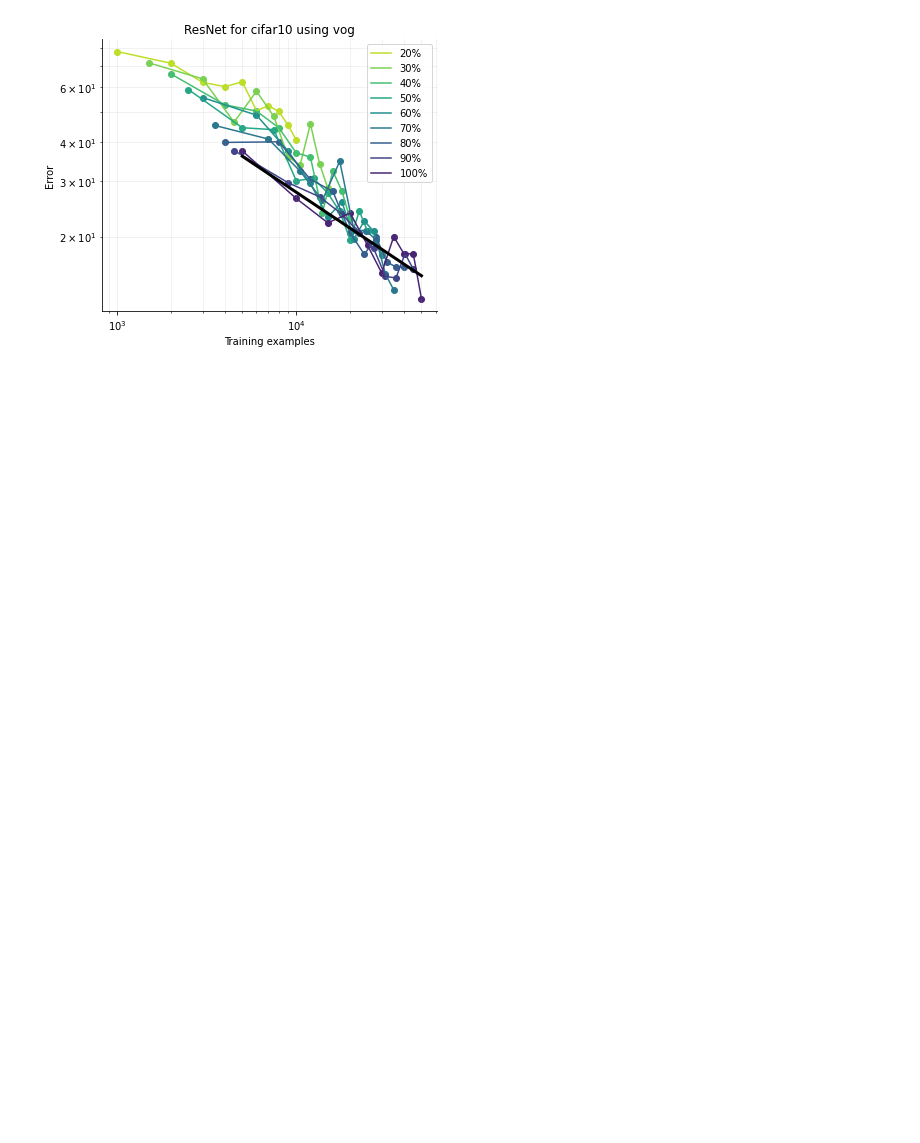
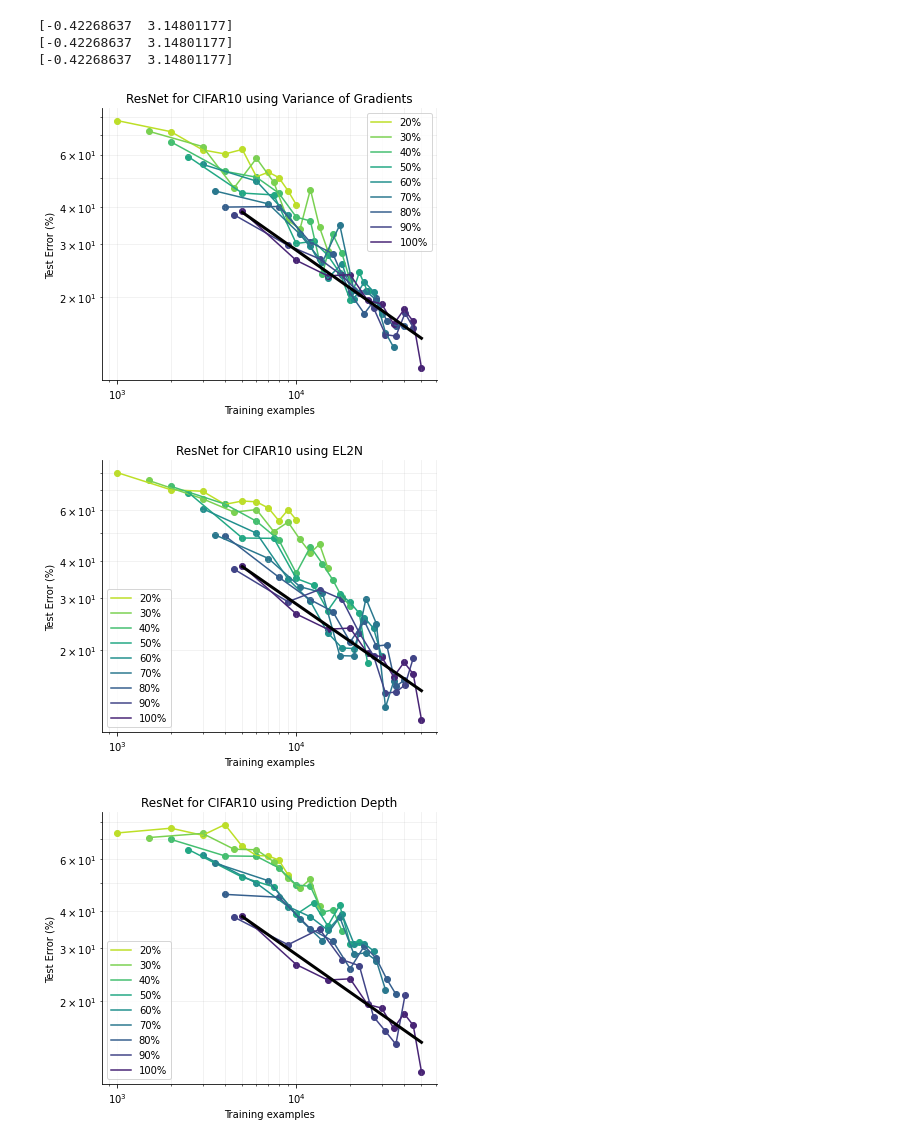
Before and after one commit to Samarendra109/DL-Project, a Jupyter notebook: analysis.ipynb, the cells around one changed output. Drawn from its saved outputs; the diff is of its cells as text; code cells hidden in the pictures; blank space fills up the shorter version.

```diff
--- a/analysis.ipynb
+++ b/analysis.ipynb
@@ -6,11 +6,24 @@ import os
 import numpy as np
 
 for dataset in ['cifar10']:#, 'svhn']:
-    for metric in ['vog']:#, 'el2n']:
-        frac_list = list(range(20, 110, 10)) if dataset=='cifar10' else [100, 60, 36, 22, 13, 8, 5, 3, 2, 1]
+    for metric in ['vog', 'el2n', 'pd']:
+        frac_list = list(range(20, 100, 10)) if dataset=='cifar10' else [60, 36, 22, 13, 8, 5, 3, 2, 1]
         dataset_size = 50000 if dataset=='cifar10' else 73257
         test_errors = {}
         for initial_size in [x/10 for x in range(1,11)]:
+            frac = 100
+            if frac not in test_errors:
+                test_errors[frac] = {}
+            test_errors[frac][initial_size] = 0
+            count = 0
+            for metric_alt in ['vog', 'el2n', 'pd']:
+                filename = f'./results/errors_{dataset}_{metric_alt}_{initial_size}_{frac}.pkl'
+                if os.path.exists(filename):
+                    count += 1
+                    with open(filename, 'rb') as f:
+                        test_error, test_loss, training_loss = pickle.load(f)
+                        test_errors[frac][initial_size] += test_error[199]
+            test_errors[frac][initial_size] /= count
             for frac in frac_list:
                 filename = f'./results/errors_{dataset}_{metric}_{initial_size}_{frac}.pkl'
                 if os.path.exists(filename):
@@ -18,34 +31,42 @@ for dataset in ['cifar10']:#, 'svhn']:
                         test_error, test_loss, training_loss = pickle.load(f)
                         if frac not in test_errors:
                             test_errors[frac] = {}
                         test_errors[frac][initial_size] = test_error[199]#min(test_error.values())
 
 
 
         with sns.color_palette('viridis_r', len(test_errors)):
             plt.figure(figsize=(6,5))
-            for frac in frac_list:
+            for frac in frac_list+[100]:
                 if frac not in test_errors.keys():
                     continue
                 training_examples = [frac*e*dataset_size/100 for e in test_errors[frac].keys()]
                 errors = [e for e in test_errors[frac].values()]
                 plt.scatter(training_examples,errors)
                 plt.plot(training_examples,errors,label=str(int(np.round(frac)))+'%')
                 if frac==100:
                     p = np.polyfit(np.log10(training_examples), np.log10(errors), 1)
+                    print(p)
                     x = np.logspace(np.log10(min(training_examples)), np.log10(max(training_examples)), 100)
                     plt.plot(x, 10**np.polyval(p, np.log10(x)),'k',linewidth=3)
         plt.xscale('log')
         plt.yscale('log')
-        plt.ylabel('Error')
+        plt.ylabel('Test Error (%)')
         plt.xlabel('Training examples')
         plt.legend()
         # plt.xticks([1,2,3],[1,2,3])
         # plt.yticks([2,10,20,50],[2,10,20,50])
         # plt.ylim([10,100])
         # plt.xlim([1000, 500000])
         plt.grid(True,which='both',alpha=0.2)
-        plt.title(f'ResNet for {dataset} using {metric}')
+        metric_name = {'vog':'Variance of Gradients', 'el2n':'EL2N', 'pd':'Prediction Depth'}
+        dataset_name = {'cifar10':'CIFAR10', 'svhn':'SVHN'}
+        plt.title(f'ResNet for {dataset_name[dataset]} using {metric_name[metric]}')
         sns.despine()
 # %% [output]
+[-0.42268637  3.14801177]
+[-0.42268637  3.14801177]
+[-0.42268637  3.14801177]
-[figure, old version]
+[figure, new version]
+[figure, added]
+[figure, added]
```
Also changed, not shown: parts of 3 cells of this notebook, 1 other file.
